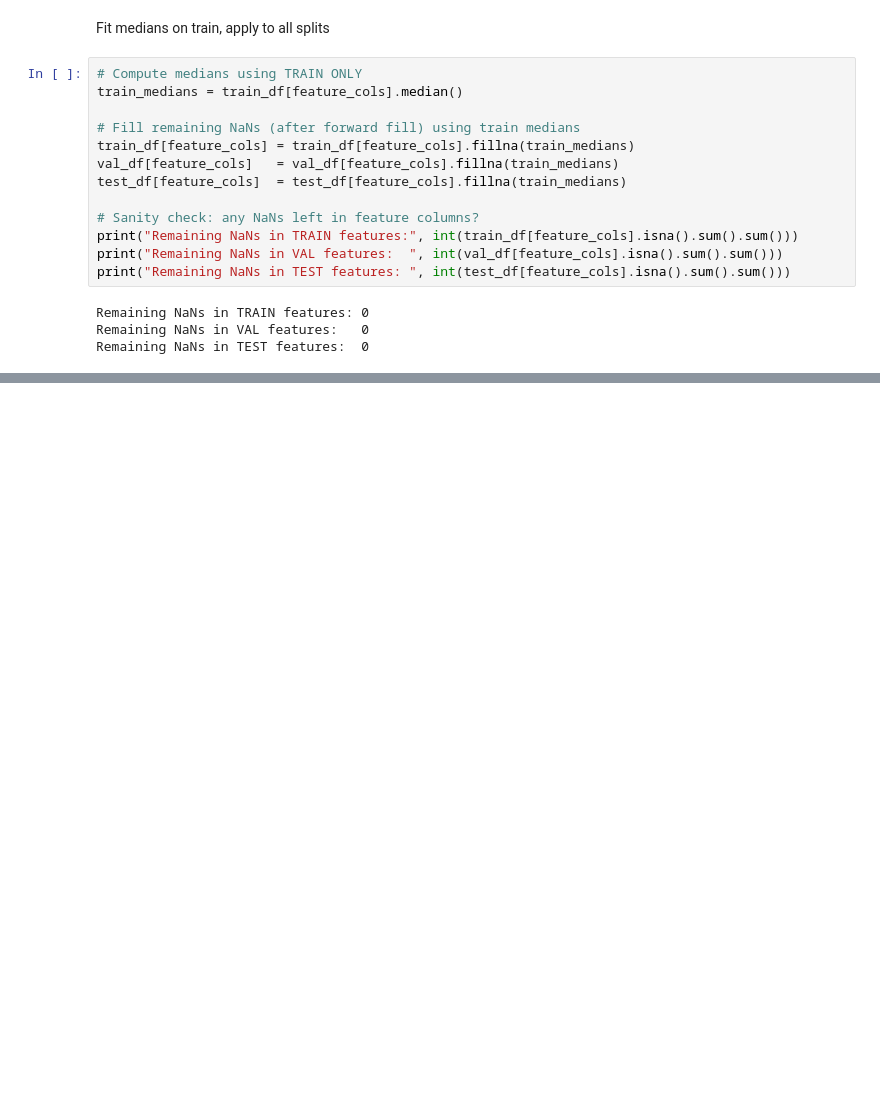
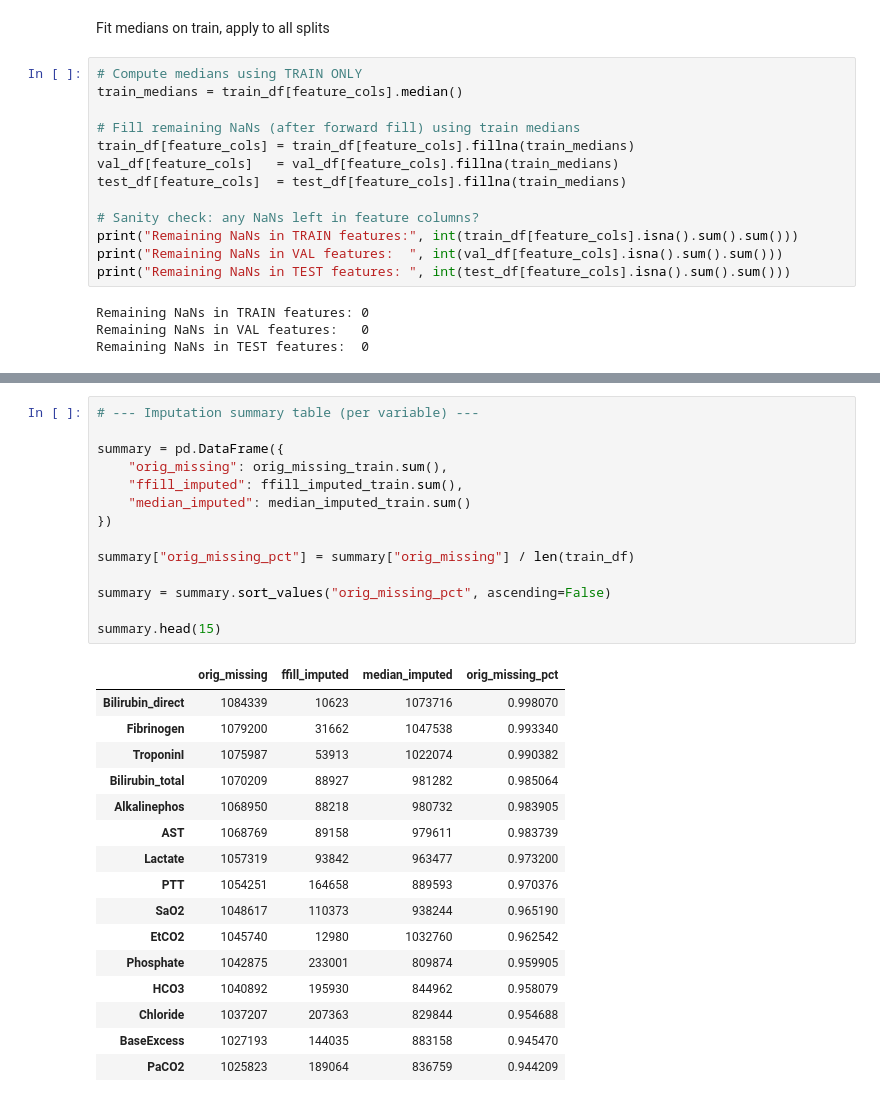
Before and after one commit to nikhithanjani5/EarlySepsisPrediction, a Jupyter notebook: notebooks/02_preprocessing.ipynb, the cells around one changed output, grey strips where cells are left out. Drawn from its saved outputs; the diff is of its cells as text; blank space fills up the shorter version.

```diff
--- a/notebooks/02_preprocessing.ipynb
+++ b/notebooks/02_preprocessing.ipynb
@@ -275,0 +301,31 @@ Remaining NaNs in TEST features:  0
+# %%
+# --- Imputation summary table (per variable) ---
+
+summary = pd.DataFrame({
+    "orig_missing": orig_missing_train.sum(),
+    "ffill_imputed": ffill_imputed_train.sum(),
+    "median_imputed": median_imputed_train.sum()
+})
+
+summary["orig_missing_pct"] = summary["orig_missing"] / len(train_df)
+
+summary = summary.sort_values("orig_missing_pct", ascending=False)
+
+summary.head(15)
+# %% [output]
+|  | orig_missing | ffill_imputed | median_imputed | orig_missing_pct |
+| Bilirubin_direct | 1084339 | 10623 | 1073716 | 0.998070 |
+| Fibrinogen | 1079200 | 31662 | 1047538 | 0.993340 |
+| TroponinI | 1075987 | 53913 | 1022074 | 0.990382 |
+| Bilirubin_total | 1070209 | 88927 | 981282 | 0.985064 |
+| Alkalinephos | 1068950 | 88218 | 980732 | 0.983905 |
+| AST | 1068769 | 89158 | 979611 | 0.983739 |
+| Lactate | 1057319 | 93842 | 963477 | 0.973200 |
+| PTT | 1054251 | 164658 | 889593 | 0.970376 |
+| SaO2 | 1048617 | 110373 | 938244 | 0.965190 |
+| EtCO2 | 1045740 | 12980 | 1032760 | 0.962542 |
+| Phosphate | 1042875 | 233001 | 809874 | 0.959905 |
+| HCO3 | 1040892 | 195930 | 844962 | 0.958079 |
+| Chloride | 1037207 | 207363 | 829844 | 0.954688 |
+| BaseExcess | 1027193 | 144035 | 883158 | 0.945470 |
+| PaCO2 | 1025823 | 189064 | 836759 | 0.944209 |
```
Also changed, not shown: parts of 8 cells of this notebook.
